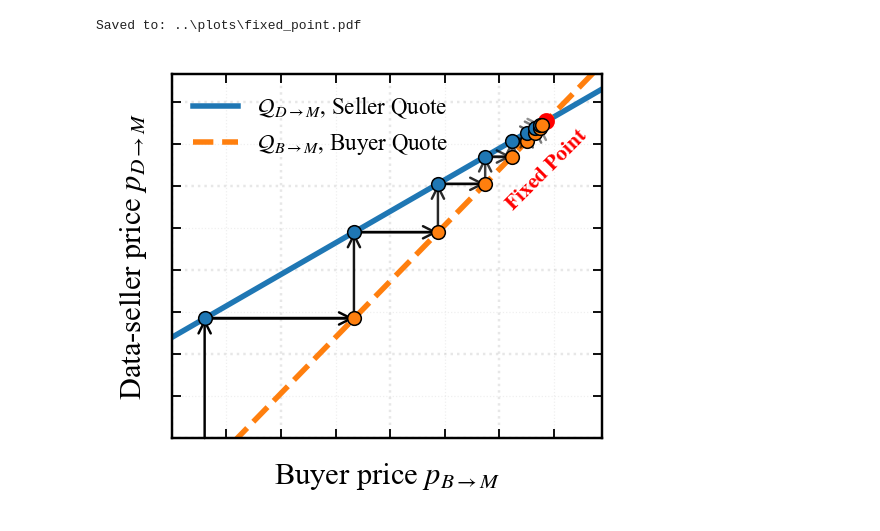
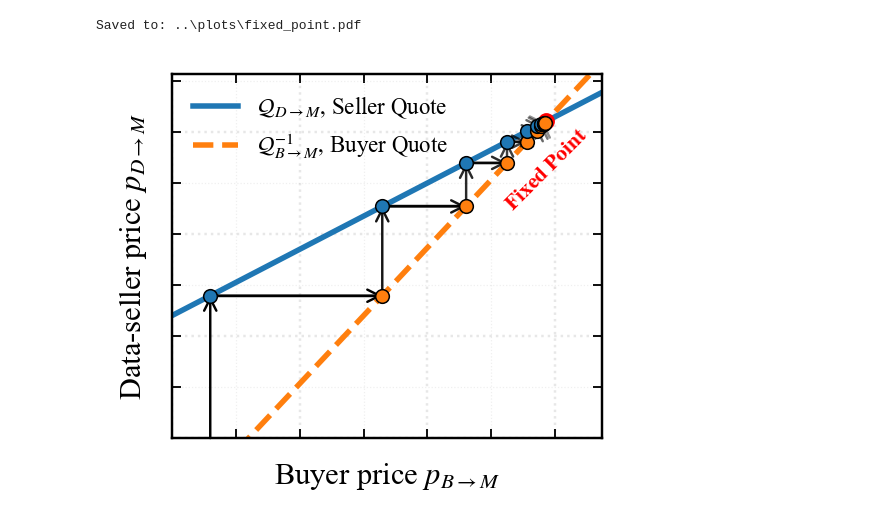
Before and after one commit to youlei202/Triple-Win-Pricing, a Jupyter notebook: notebooks/experiment_5_fixed_point_convergence.ipynb, the cells around one changed output. Saved outputs shown, nothing was run; the diff lists cells and outputs as text; code cells hidden in the pictures.

```diff
--- a/notebooks/experiment_5_fixed_point_convergence.ipynb
+++ b/notebooks/experiment_5_fixed_point_convergence.ipynb
@@ -14,17 +14,6 @@ import numpy as np
 import pandas as pd
 
 import matplotlib.pyplot as plt
-# %%
-df_shapley = pd.read_csv("../tables/unified_shapley_matrix_10sellers.csv")
-
-selected_columns = []
-
-MODELS_NUM = 10
-
-for i in range(10):
-    selected_columns.append(f"seller_{i}")
-SV = df_shapley[selected_columns].sample(MODELS_NUM).values.transpose()
-SV = SV / SV.sum(axis=0, keepdims=True)
 # %%
 # Fixed-point iteration cobweb diagram (IEEE single-column style, fading convergence)
 # - Times New Roman font
@@ -57,10 +46,10 @@ fig_w_in = 2.5
 fig_h_in = 2.2
 
 # ---------------- Parameters ----------------
-a = 0.6
-b = 0.75
-c = 0.3
-d = 0.75
+a = 0.6 # intercept of f(x)
+b = 0.65 # slope of f(x) blue
+c = 0.3 # intercept of g(y)
+d = 0.75 # slope of g(y) orange
 assert abs(d*b) < 1.0, "Choose b and d so that |d*b|<1 for convergence."
 
 # Fixed point
@@ -102,7 +91,7 @@ buyer_color  = plt.cm.tab10(1)  # orange
 ax.plot(xx, y_fx, linewidth=1.8, color=seller_color, label=r"$\mathcal{Q}_{D\to M}$, Seller Quote")
 
 # Buyer-side: y = g^{-1}(x)
-ax.plot(xx, y_ginv, linewidth=1.8, linestyle="--", color=buyer_color, label=r"$\mathcal{Q}_{B\to M}$, Buyer Quote")
+ax.plot(xx, y_ginv, linewidth=1.8, linestyle="--", color=buyer_color, label=r"$\mathcal{Q}^{-1}_{B\to M}$, Buyer Quote")
 
 # ---------------- Fading cobweb path with dots on both curves ----------------
 arrow_kw = dict(arrowstyle="->", linewidth=1.1, shrinkA=0, shrinkB=0, mutation_scale=6)
@@ -156,31 +145,31 @@ ax.set_yticklabels([])
 ax.tick_params(
     axis="both",
     which="both",
     direction="in",    # tick direction inward
     length=3,          # small tick size
     width=0.6,         # thin lines
     top=True,          # ticks on top
     right=True         # ticks on right
 )
 
 # Keep the grid visible
 ax.grid(True, alpha=0.3, linestyle=":")
 
 from matplotlib.ticker import AutoMinorLocator
 
 ax.xaxis.set_minor_locator(AutoMinorLocator(2))
 ax.yaxis.set_minor_locator(AutoMinorLocator(2))
 ax.grid(which='minor', linestyle=':', linewidth=0.4, alpha=0.2)
 
 
 plt.tight_layout()
 
 # Save files
 out_pdf = Path("../plots/fixed_point.pdf")
 plt.savefig(out_pdf, format="pdf", bbox_inches="tight")
 
 print("Saved to:", out_pdf)
 plt.show()
 # %% [output]
 Saved to: ..\plots\fixed_point.pdf
-[figure, old version]
+[figure, new version]
```
Also changed, not shown: 4 other files.
